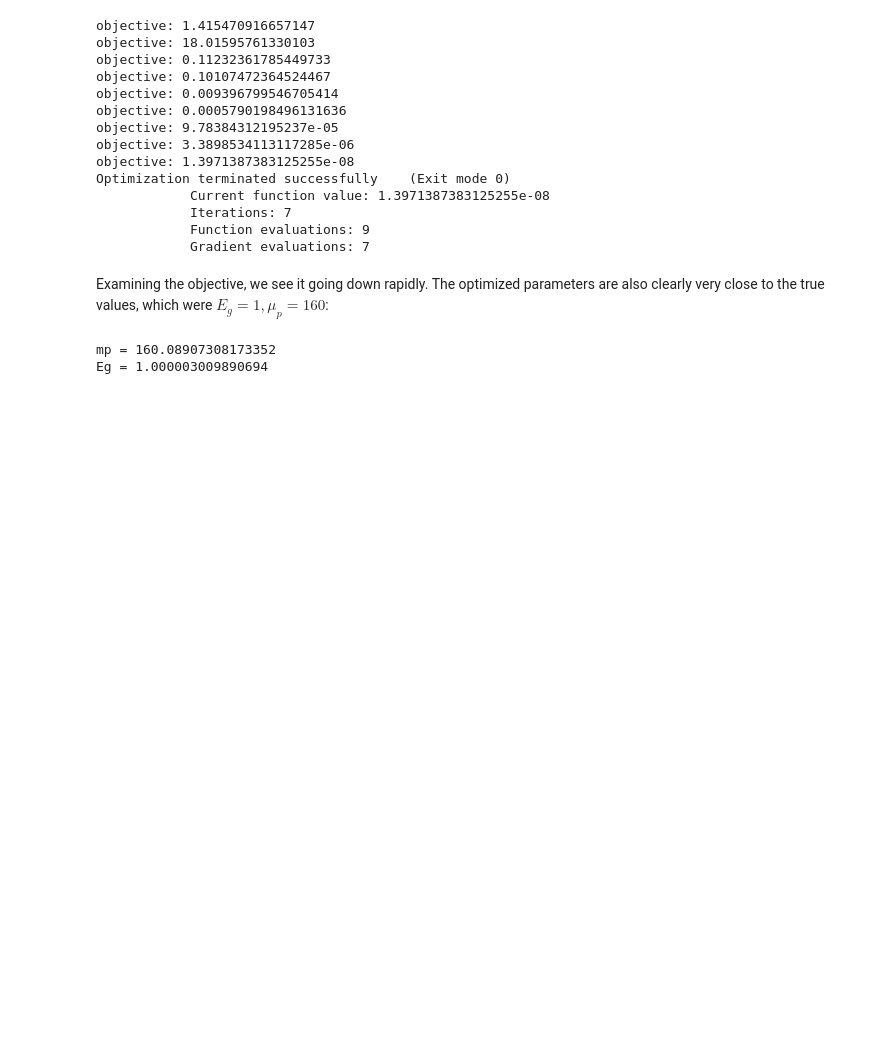
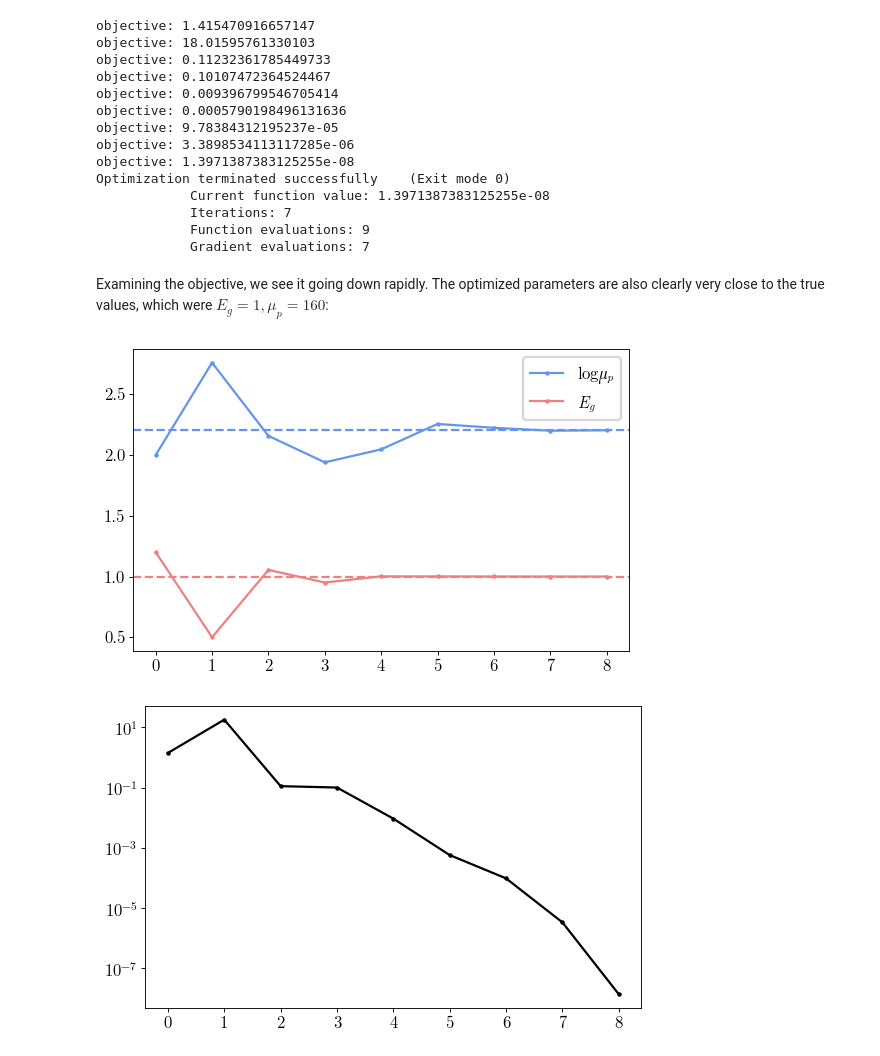
Before and after one commit to romanodev/deltapv, a Jupyter notebook: examples/tutorial.ipynb, the cells around one changed output. Drawn from its saved outputs; the diff is of its cells as text; code cells hidden in the pictures; blank space fills up the shorter version.

```diff
--- a/examples/tutorial.ipynb
+++ b/examples/tutorial.ipynb
@@ -281,9 +288,14 @@ def r(x):
 
 dr = value_and_grad(r)
 
+xs = []
+ys = []
+
 def r_np(x):
     y, dy = dr(x)
     result = float(y), np.array(dy)
+    xs.append(x)
+    ys.append(float(y))
     print("objective:", result[0])
     return result
 # %% [markdown]
@@ -315,9 +327,19 @@ Optimization terminated successfully    (Exit mode 0)
             Gradient evaluations: 7
 # %% [markdown]
 Examining the objective, we see it going down rapidly. The optimized parameters are also clearly very close to the true values, which were $E_g = 1, \mu_p = 160$:
-# %%
-print("mp =", 10**result.x[0])
-print("Eg =", result.x[1])
-# %% [output]
-mp = 160.08907308173352
-Eg = 1.000003009890694
+# %%
+xs = np.array(xs)
+
+plt.plot(xs[:, 0], color="cornflowerblue", marker=".", label="$\log \mu_p$")
+plt.axhline(np.log10(160), color="cornflowerblue", linestyle="--")
+plt.plot(xs[:, 1], color="lightcoral", marker=".", label="$E_g$")
+plt.axhline(1.0, color="lightcoral", linestyle="--")
+plt.legend()
+plt.show()
+
+plt.plot(ys, color="black", marker=".")
+plt.yscale("log")
+plt.show()
+# %% [output]
+[figure, added]
+[figure, added]
```
Also changed, not shown: parts of 2 cells of this notebook.
